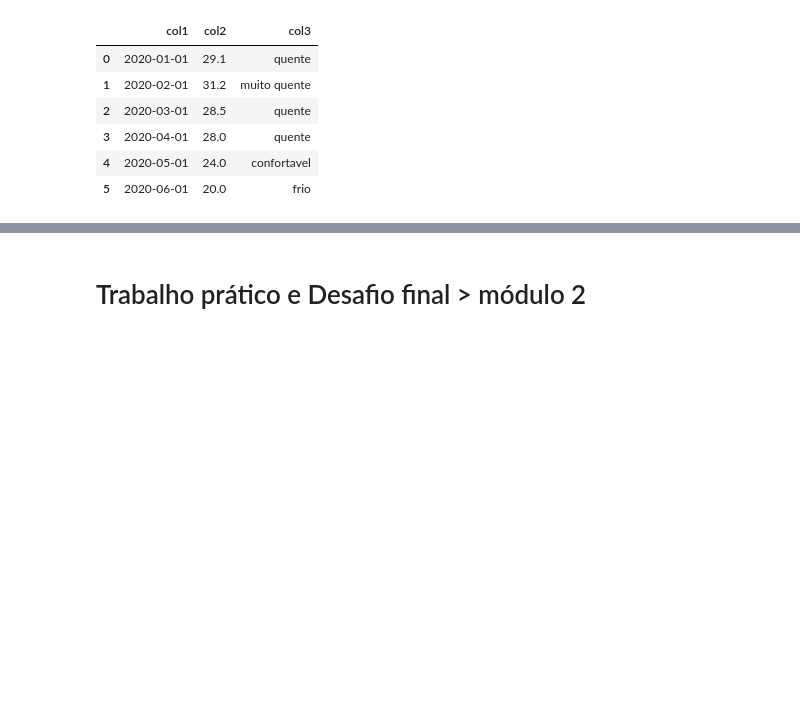
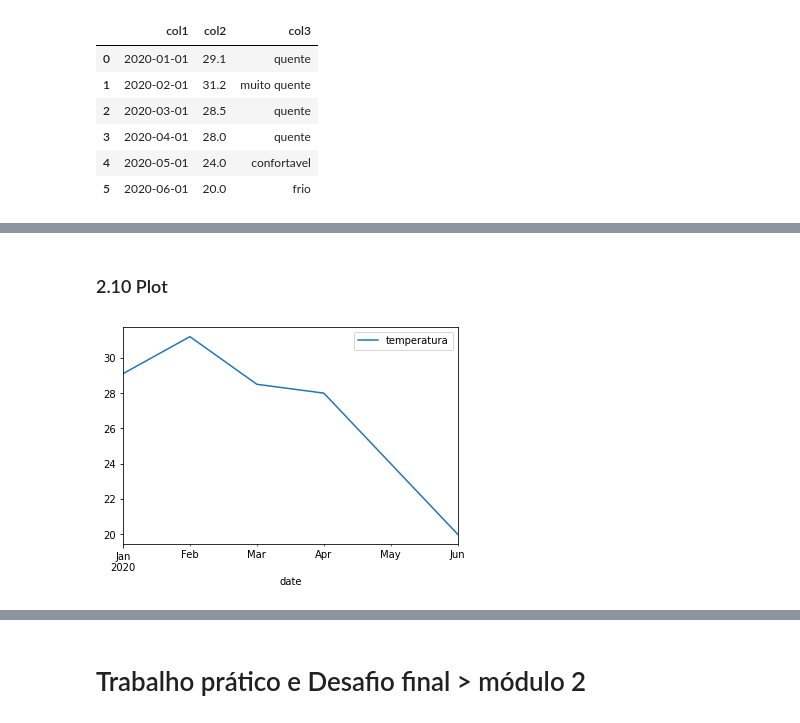
Before and after one commit to icaloooou/bootcampIGTI, a Jupyter notebook: [IGTI]_Bootcamp_Eng_de_Dados.ipynb, the cells around one changed output, grey strips where cells are left out. Drawn from its saved outputs; the diff is of its cells as text; code cells hidden in the pictures; blank space fills up the shorter version.

```diff
--- a/[IGTI]_Bootcamp_Eng_de_Dados.ipynb
+++ b/[IGTI]_Bootcamp_Eng_de_Dados.ipynb
@@ -611,0 +648,4 @@ df
+# %%
+df['date'] = pd.to_datetime(df['date'])
+# %%
+df = df.set_index('date')
@@ -611,0 +776,7 @@ df
+# %% [markdown]
+### 2.10 Plot
+# %%
+# plot de linhas
+df.plot(); # o ponto e virgula esconde as informaçoes que costumam aparecer junto com o grafico
+# %% [output]
+[figure, added]
```
Also changed, not shown: parts of 78 cells of this notebook.
